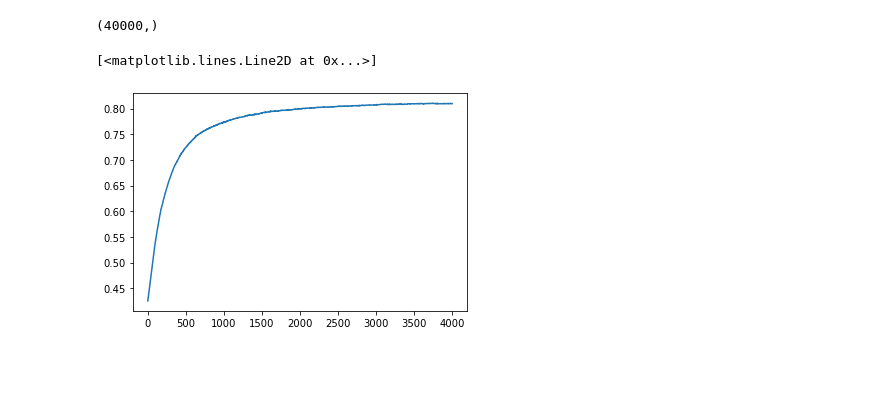
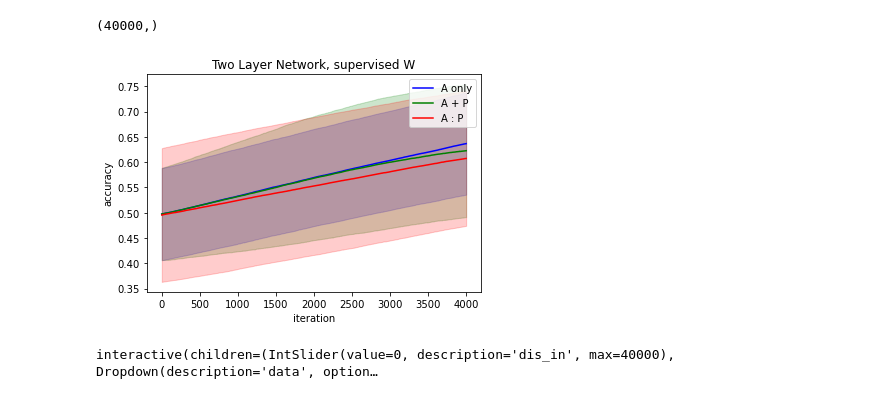
Before and after one commit to cschmidat/behaviour-models, a Jupyter notebook: fresh_analysis.ipynb, the cells around one changed output. Saved outputs shown, nothing was run; the diff lists cells and outputs as text; code cells hidden in the pictures; blank space fills up the shorter version.

```diff
--- a/fresh_analysis.ipynb
+++ b/fresh_analysis.ipynb
@@ -115,0 +143,12 @@ plt.show()
+# %%
+to_draw = [[an_doublel_svw[1][0], "A only", "blue"], [ap_doublel_svw[1][0][:,::10], "A + P", "green"], [pta_doublel_svw[1][0][:,-2000:], "A : P", "red"]]
+for data, label, color in to_draw:
+    data_mean = data.mean(axis=0)
+    data_std = data.std(axis=0)
+    plt.plot(data_mean, label=label, color=color)
+    plt.fill_between(np.arange(len(data_mean)), data_mean-data_std, data_mean+data_std, alpha=0.2, color=color)
+plt.legend()
+plt.title('Two Layer Network, supervised v & W')
+plt.xlabel('iteration');
+plt.ylabel('accuracy');
+plt.show()
@@ -116,17 +172,39 @@ plt.show()
 # %%
-an_doublel_sw = jax.vmap(lambda seed: simulation_double(seed, cond=an_cond, num_it=4000, lr_sgd_v=0, lr_hebb_v=5e-4, lr_sgd_w=5e-2, lr_fsm_w=4e-3, hebb_w=True))(jnp.arange(100))
+an_doublel_sw = jax.vmap(lambda seed: simulation_double(seed, cond=an_cond, num_it=4000, lr_sgd_v=0, lr_hebb_v=1e-4, lr_sgd_w=2e-3, lr_fsm_w=1e-2, hebb_w=True))(jnp.arange(100))
 # %% [output]
 (4000,)
 # %%
-ap_doublel_sw = jax.vmap(lambda seed: simulation_double(seed, cond=ap_cond, num_it=40000, lr_sgd_v=0, lr_hebb_v=5e-4, lr_sgd_w=5e-2, lr_fsm_w=4e-3, hebb_w=True))(jnp.arange(100))
+ap_doublel_sw = jax.vmap(lambda seed: simulation_double(seed, cond=ap_cond, num_it=40000, lr_sgd_v=0, lr_hebb_v=1e-4, lr_sgd_w=2e-3, lr_fsm_w=1e-2, hebb_w=True))(jnp.arange(100))
 # %% [output]
 (40000,)
 # %%
-pta_doublel_sw = jax.vmap(lambda seed: simulation_double(seed, cond=pta_cond, num_it=40000, lr_sgd_v=0, lr_hebb_v=5e-4, lr_sgd_w=5e-2, lr_fsm_w=4e-3, hebb_w=True))(jnp.arange(100))
+pta_doublel_sw = jax.vmap(lambda seed: simulation_double(seed, cond=pta_cond, num_it=40000, lr_sgd_v=0, lr_hebb_v=1e-4, lr_sgd_w=2e-3, lr_fsm_w=1e-2, hebb_w=True))(jnp.arange(100))
 # %% [output]
 (40000,)
 # %%
-plt.plot(an_doublel_sw[1][0][np.where(an_doublel_sw[1][0][:,0]<0.5)].mean(axis=0))
+to_draw = [[an_doublel_sw[1][0], "A only", "blue"], [ap_doublel_sw[1][0][:,::10], "A + P", "green"], [pta_doublel_sw[1][0][:,-4000:], "A : P", "red"]]
+for data, label, color in to_draw:
+    data_mean = data.mean(axis=0)
+    data_std = data.std(axis=0)
+    plt.plot(data_mean, label=label, color=color)
+    plt.fill_between(np.arange(len(data_mean)), data_mean-data_std, data_mean+data_std, alpha=0.2, color=color)
+plt.legend()
+plt.title('Two Layer Network, supervised W')
+plt.xlabel('iteration');
+plt.ylabel('accuracy');
+plt.show()
 # %% [output]
-[<matplotlib.lines.Line2D at 0x...>]
-[figure, old version]
+[figure, new version]
+# %%
+@interact(dis_in=(0, 40000), data=['A only', 'A + P', 'A : P'])
+def hist(dis_in=0, data='A only'):
+    data_dict = {'A only': an_doublel_sw,
+                 'A + P': ap_doublel_sw,
+                 'A : P': pta_doublel_sw}
+    plt.title("Histogram of accuracies during learning for " + data)
+    plt.xlabel("Accuracy")
+    plt.xlim((0,1))
+    plt.hist(np.array(data_dict[data][1][0][:,dis_in]), bins=10)
+    plt.show()
+# %% [output]
+interactive(children=(IntSlider(value=0, description='dis_in', max=40000), Dropdown(description='data', option…
```
Also changed, not shown: parts of 11 cells of this notebook, 2 other files.
